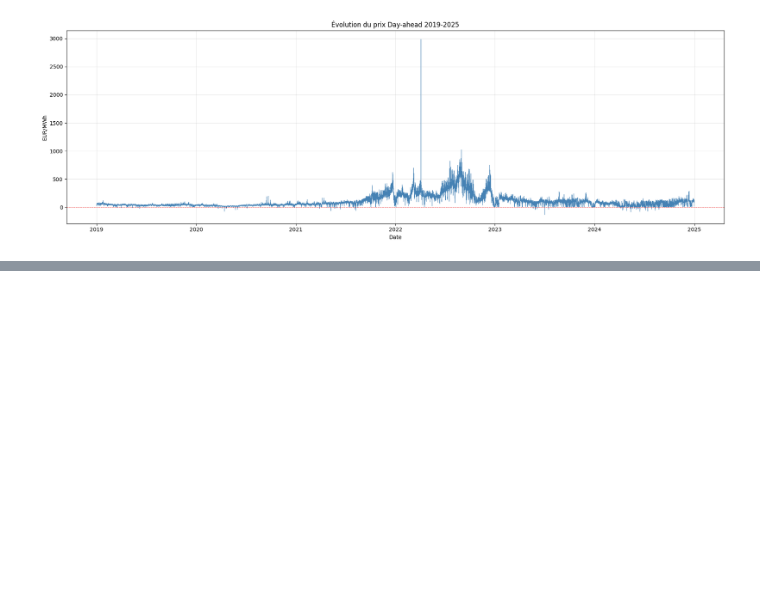
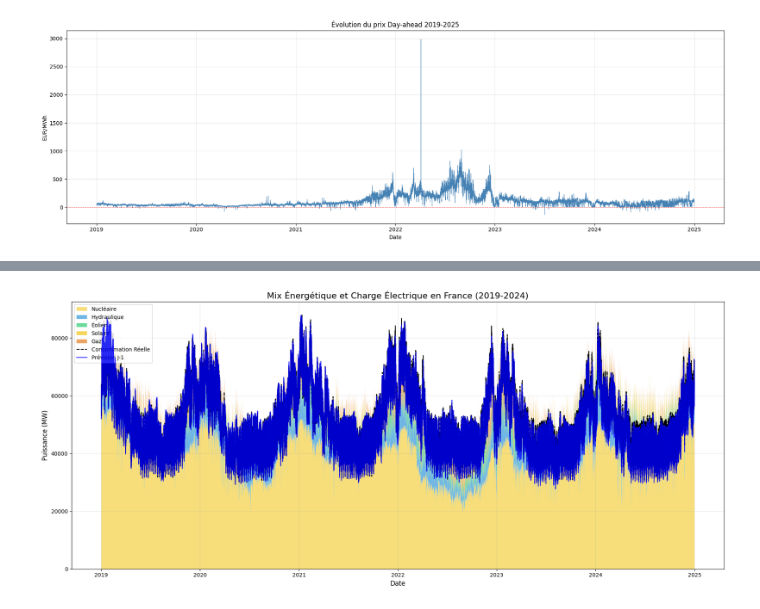
Before and after one commit to marine1209/PROJET-DATA-SCIENCE, a Jupyter notebook: fonction_dc.ipynb, the cells around one changed output, grey strips where cells are left out. Saved outputs shown, nothing was run; the diff lists cells and outputs as text; code cells hidden in the pictures; blank space fills up the shorter version.

```diff
--- a/fonction_dc.ipynb
+++ b/fonction_dc.ipynb
@@ -421,0 +585,13 @@ Name: Day-ahead Price (EUR/MWh), dtype: float64
+# %%
+df_eco2mix_all['Annee'] = df_eco2mix_all['Date_start'].dt.year
+
+bilan = df_eco2mix_all.groupby('Annee').agg({
+    'Consommation': 'mean',
+    'Prévision J-1': 'mean'
+})
+
+# Calcul final : Moyenne MW * 8760 heures / 1 000 000
+bilan['Conso_TWh'] = (bilan['Consommation'] * 8760) / 1_000_000
+bilan['Prev_TWh'] = (bilan['Prévision J-1'] * 8760) / 1_000_000
+
+print(bilan[['Conso_TWh', 'Prev_TWh']])
@@ -421,0 +607,50 @@ Name: Day-ahead Price (EUR/MWh), dtype: float64
+# %%
+# 1. Préparation des données
+df_plot = df_eco2mix_all.copy()
+
+# Colonnes de production
+cols_prod = ["Nucléaire", "Hydraulique", "Eolien", "Solaire", "Gaz"]
+
+# CRUCIAL : On remplit les NaNs par 0 pour le stackplot,
+# sinon le graphique d'aires ne s'affiche pas correctement.
+df_plot[cols_prod] = df_plot[cols_prod].fillna(0)
+
+# CRUCIAL : Pour la consommation et la prévision, on utilise .ffill() (forward fill)
+# pour boucher les trous sans mettre de 0 (ce qui ferait tomber la courbe au sol).
+df_plot["Consommation"] = df_plot["Consommation"].ffill()
+df_plot["Prévision J-1"] = df_plot["Prévision J-1"].ffill()
+
+# 2. Création du graphique
+plt.figure(figsize=(18, 8))
+
+# On trace les aires empilées (La production)
+plt.stackplot(df_plot["Date_start"],
+              df_plot["Nucléaire"],
+              df_plot["Hydraulique"],
+              df_plot["Eolien"],
+              df_plot["Solaire"],
+              df_plot["Gaz"],
+              labels=["Nucléaire", "Hydraulique", "Éolien", "Solaire", "Gaz"],
+              alpha=0.7,
+              colors=["#f5d142", "#3498db", "#2ecc71", "#f1c40f", "#e67e22"],
+              zorder=1) # Arrière-plan
+
+# 3. On ajoute les lignes de Consommation et Prévision
+# zorder=5 force ces lignes à être AU-DESSUS des aires colorées
+plt.plot(df_plot["Date_start"], df_plot["Consommation"],
+         label="Consommation Réelle", color="black", linewidth=1.5, linestyle="--", zorder=5)
+
+plt.plot(df_plot["Date_start"], df_plot["Prévision J-1"],
+         label="Prévision J-1", color="blue", linewidth=1.5, alpha=0.8, zorder=6)
+
+# 4. Habillage
+plt.title("Mix Énergétique et Charge Électrique en France (2019-2024)", fontsize=16)
+plt.ylabel("Puissance (MW)", fontsize=12)
+plt.xlabel("Date", fontsize=12)
+plt.legend(loc='upper left')
+plt.grid(True, alpha=0.3)
+plt.tight_layout()
+
+plt.show()
+# %% [output]
+[figure, added]
```
Also changed, not shown: parts of 9 cells of this notebook, 2 other files.
